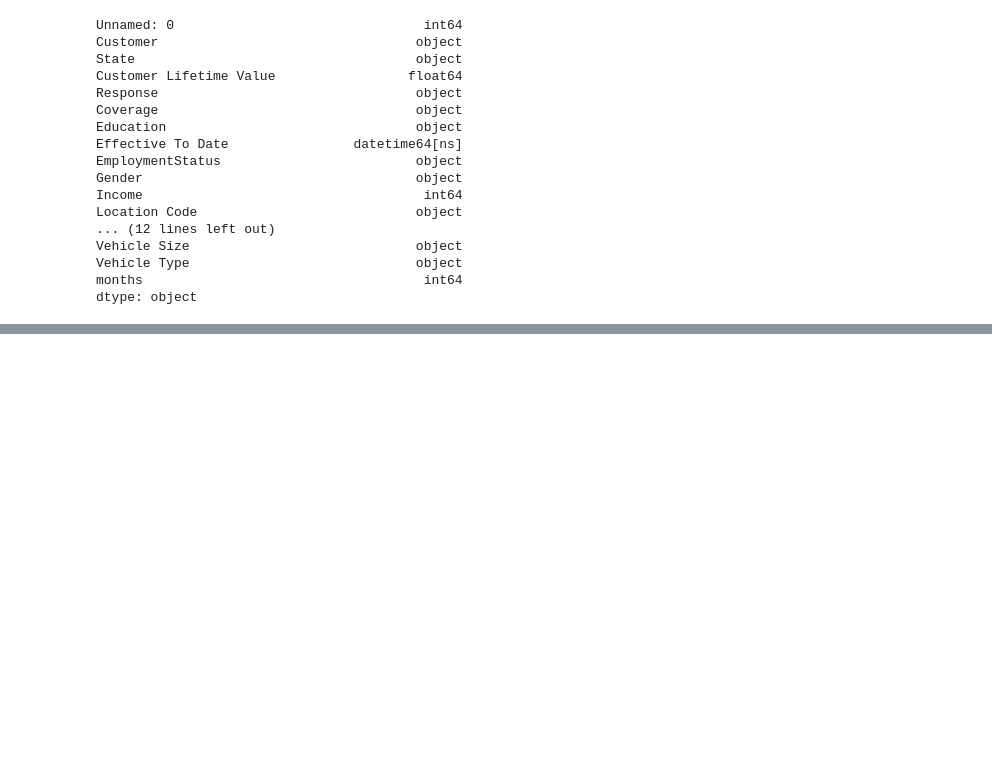
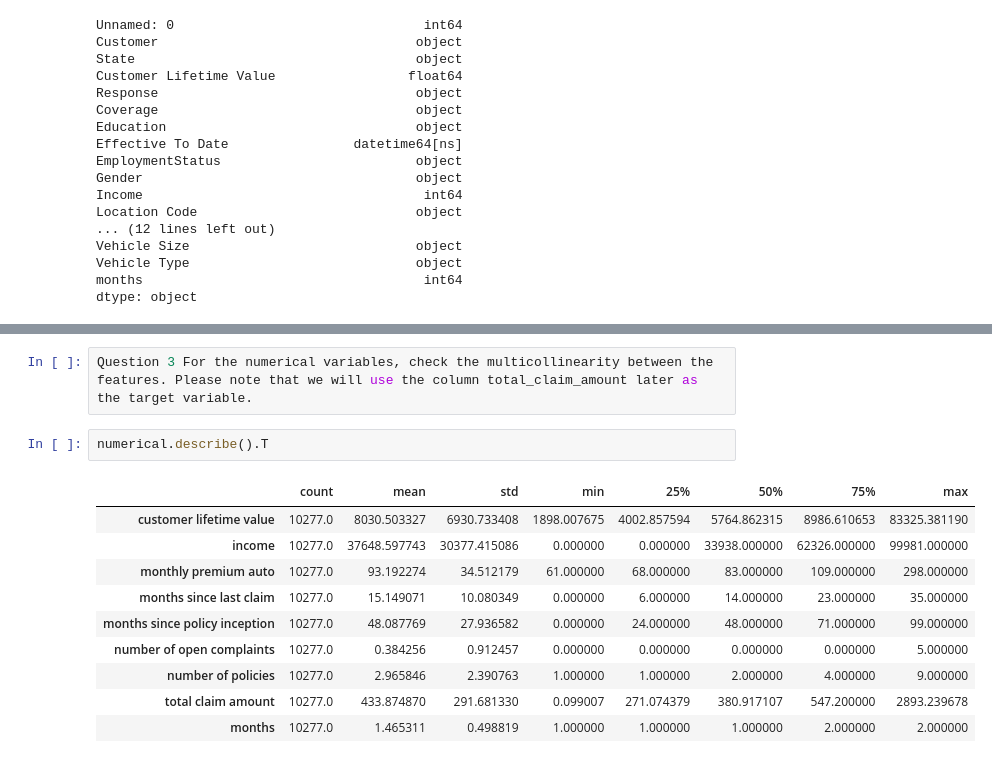
Before and after one commit to ManuelLog/Customer-analysis-round-1-Day2, a Jupyter notebook: files_for_lab/csv_files/Roun2wed.ipynb, the cells around one changed output, grey strips where cells are left out. Drawn from its saved outputs; the diff is of its cells as text; blank space fills up the shorter version.

```diff
--- a/files_for_lab/csv_files/Roun2wed.ipynb
+++ b/files_for_lab/csv_files/Roun2wed.ipynb
@@ -1238,0 +1172,15 @@ y = numerical['customer lifetime value']
+# %%
+Question 3 For the numerical variables, check the multicollinearity between the features. Please note that we will use the column total_claim_amount later as the target variable.
+# %%
+numerical.describe().T
+# %% [output]
+|  | count | mean | std | min | 25% | 50% | 75% | max |
+| customer lifetime value | 10277.0 | 8030.503327 | 6930.733408 | 1898.007675 | 4002.857594 | 5764.862315 | 8986.610653 | 83325.381190 |
+| income | 10277.0 | 37648.597743 | 30377.415086 | 0.000000 | 0.000000 | 33938.000000 | 62326.000000 | 99981.000000 |
+| monthly premium auto | 10277.0 | 93.192274 | 34.512179 | 61.000000 | 68.000000 | 83.000000 | 109.000000 | 298.000000 |
+| months since last claim | 10277.0 | 15.149071 | 10.080349 | 0.000000 | 6.000000 | 14.000000 | 23.000000 | 35.000000 |
+| months since policy inception | 10277.0 | 48.087769 | 27.936582 | 0.000000 | 24.000000 | 48.000000 | 71.000000 | 99.000000 |
+| number of open complaints | 10277.0 | 0.384256 | 0.912457 | 0.000000 | 0.000000 | 0.000000 | 0.000000 | 5.000000 |
+| number of policies | 10277.0 | 2.965846 | 2.390763 | 1.000000 | 1.000000 | 2.000000 | 4.000000 | 9.000000 |
+| total claim amount | 10277.0 | 433.874870 | 291.681330 | 0.099007 | 271.074379 | 380.917107 | 547.200000 | 2893.239678 |
+| months | 10277.0 | 1.465311 | 0.498819 | 1.000000 | 1.000000 | 1.000000 | 2.000000 | 2.000000 |
```
Also changed, not shown: parts of 172 cells of this notebook.
